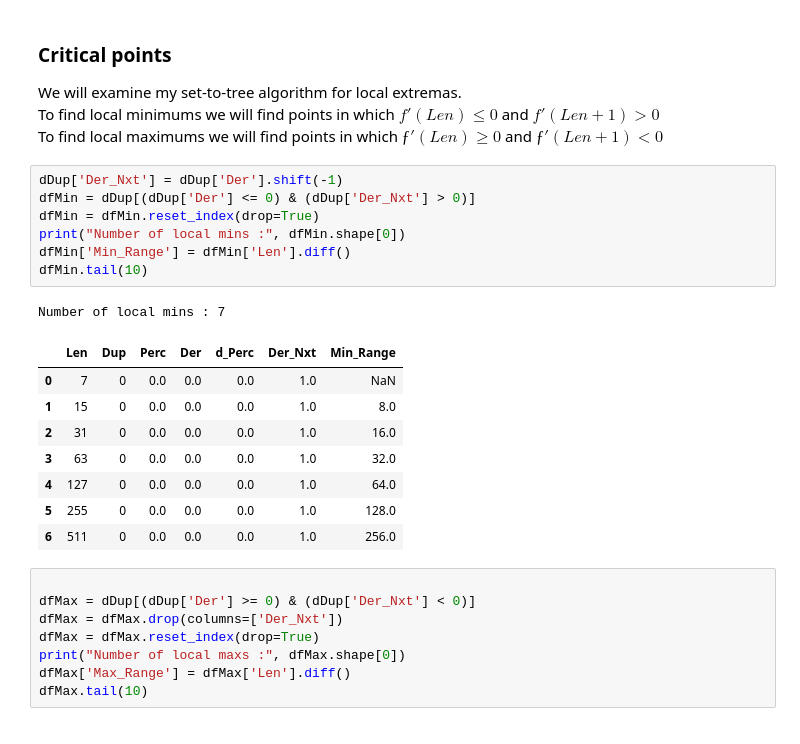
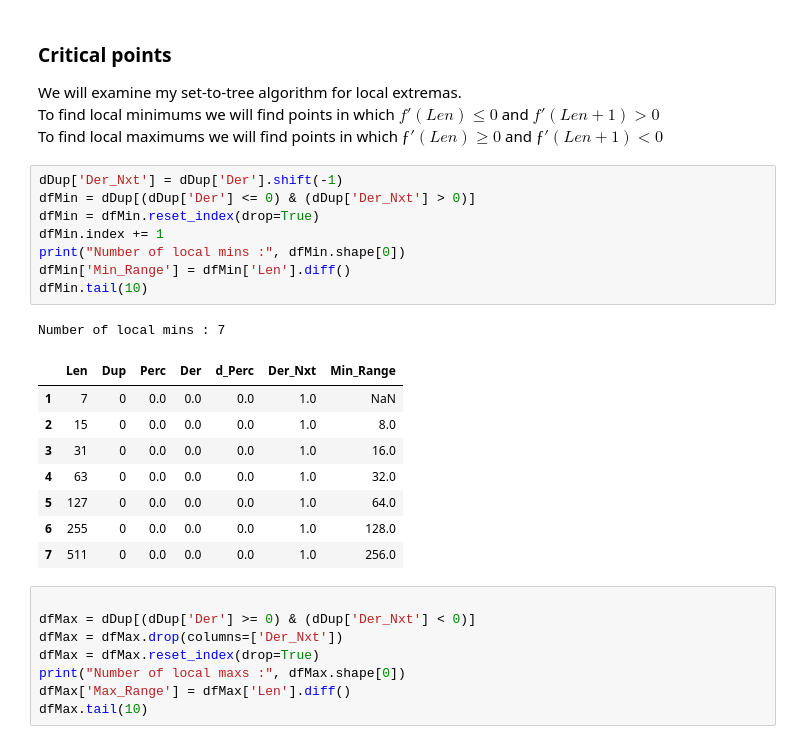
Before and after one commit to vbekasov/cpp, a Jupyter notebook: dup_fun.ipynb, the cells around one changed output. Saved outputs shown, nothing was run; the diff lists cells and outputs as text.

```diff
--- a/dup_fun.ipynb
+++ b/dup_fun.ipynb
@@ -109,20 +109,21 @@ To find local maximums we will find points in which $ƒ'(Len)≥0$ and $ƒ'(Len+
 # %%
 dDup['Der_Nxt'] = dDup['Der'].shift(-1)
 dfMin = dDup[(dDup['Der'] <= 0) & (dDup['Der_Nxt'] > 0)]
 dfMin = dfMin.reset_index(drop=True)
+dfMin.index += 1
 print("Number of local mins :", dfMin.shape[0])
 dfMin['Min_Range'] = dfMin['Len'].diff()
 dfMin.tail(10)
 # %% [output]
 Number of local mins : 7
 |  | Len | Dup | Perc | Der | d_Perc | Der_Nxt | Min_Range |
-| 0 | 7 | 0 | 0.0 | 0.0 | 0.0 | 1.0 | NaN |
-| 1 | 15 | 0 | 0.0 | 0.0 | 0.0 | 1.0 | 8.0 |
-| 2 | 31 | 0 | 0.0 | 0.0 | 0.0 | 1.0 | 16.0 |
-| 3 | 63 | 0 | 0.0 | 0.0 | 0.0 | 1.0 | 32.0 |
-| 4 | 127 | 0 | 0.0 | 0.0 | 0.0 | 1.0 | 64.0 |
-| 5 | 255 | 0 | 0.0 | 0.0 | 0.0 | 1.0 | 128.0 |
-| 6 | 511 | 0 | 0.0 | 0.0 | 0.0 | 1.0 | 256.0 |
+| 1 | 7 | 0 | 0.0 | 0.0 | 0.0 | 1.0 | NaN |
+| 2 | 15 | 0 | 0.0 | 0.0 | 0.0 | 1.0 | 8.0 |
+| 3 | 31 | 0 | 0.0 | 0.0 | 0.0 | 1.0 | 16.0 |
+| 4 | 63 | 0 | 0.0 | 0.0 | 0.0 | 1.0 | 32.0 |
+| 5 | 127 | 0 | 0.0 | 0.0 | 0.0 | 1.0 | 64.0 |
+| 6 | 255 | 0 | 0.0 | 0.0 | 0.0 | 1.0 | 128.0 |
+| 7 | 511 | 0 | 0.0 | 0.0 | 0.0 | 1.0 | 256.0 |
 # %%
 
 dfMax = dDup[(dDup['Der'] >= 0) & (dDup['Der_Nxt'] < 0)]
```
Also changed, not shown: parts of 1 cell of this notebook, 1 other file.
